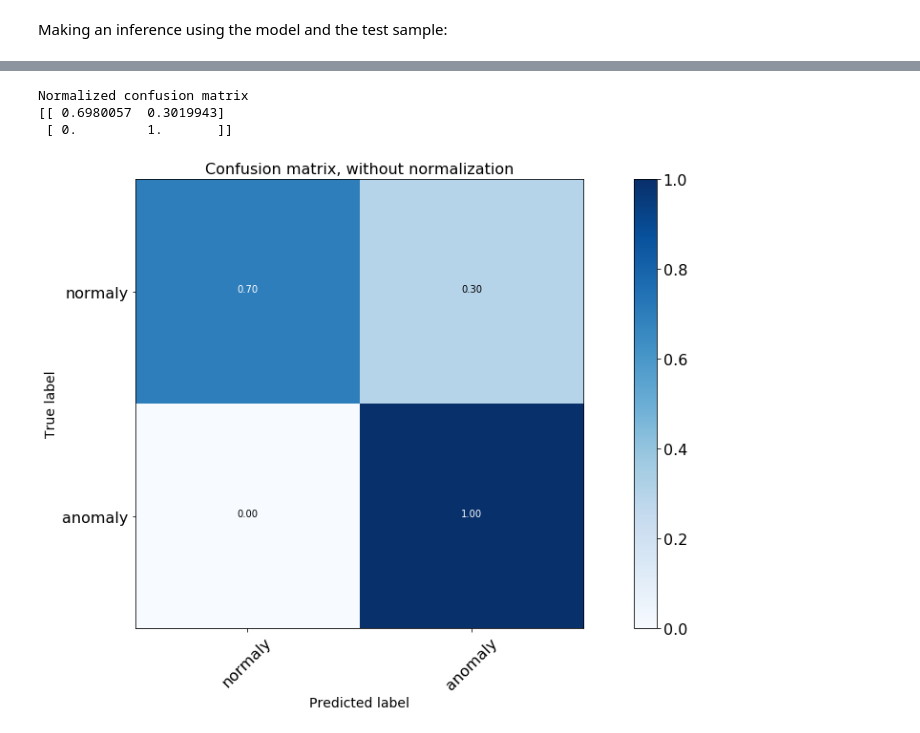
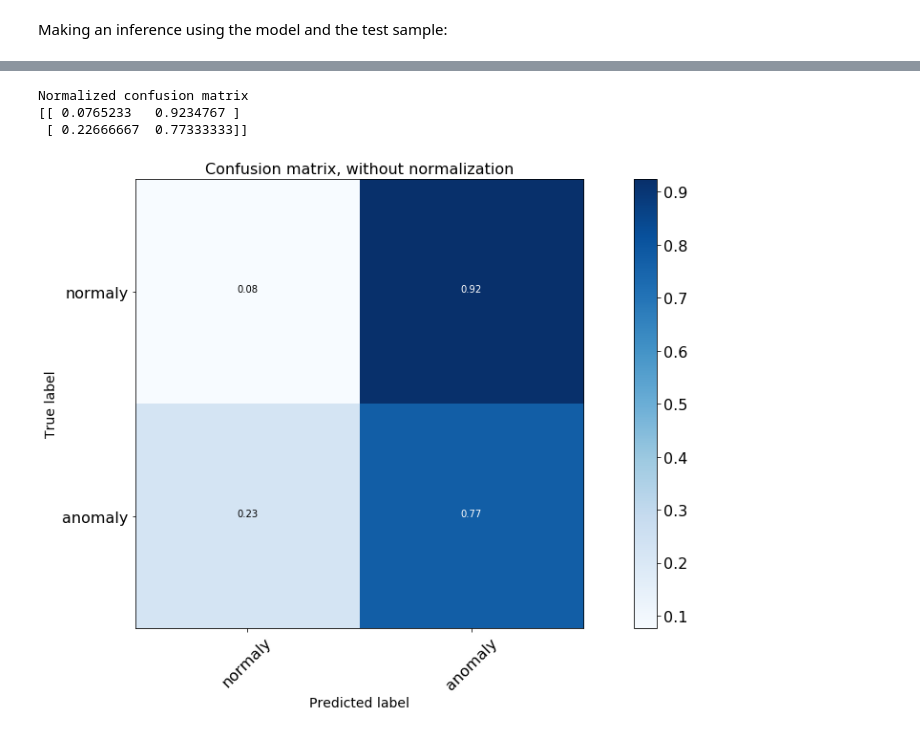
Before and after one commit to merveince92/RPCTriggerRateMonitoringWithML, a Jupyter notebook: inst_lumi_extractor.ipynb, the cells around one changed output, grey strips where cells are left out. Saved outputs shown, nothing was run; the diff lists cells and outputs as text; code cells hidden in the pictures.

```diff
--- a/inst_lumi_extractor.ipynb
+++ b/inst_lumi_extractor.ipynb
@@ -471,18 +542,22 @@ plot_rate_vs_ls(df_rates, 306121, "lumi", "DT1", "YB+1_S4", 0, "errorDT1", "Inst
 # %%
 df_rates_new = pd.DataFrame(columns=["wheel", "sector", "station", "time", "content", "score"])
-for index, row in df_rates.iterrows():
+k = 0
+for index, row in reduced.iterrows():
     for j in algos:
+        k = k + 1
+        if(k%5000 == 0):
+            print k
         #print j
-        system = 0
-        station = 0
+        system = -1
+        station = -1
         if (j.find("RPC") != -1):
             system = 1
         else:
             system = 2
-        num = j.replace("RPC", "")
-        num = num.replace("DT", "")
+        #num = j.replace("RPC", "")
+        num = j.replace("DT", "")
         station = int(num)
-        array = np.array([system, row["wheel"], row["sector"], station, row[j], row["error"+j], row["lumi"]])
+        array = [system, row["wheel"], row["sector"], station, row[j], row["error"+j], row["lumi"]]
         #print array
         df_rates_new = df_rates_new.append({"wheel":row["wheel"], "sector":row["sector"],
                                             "station":station, "time":row["time"], "content":array,
@@ -526,7 +597,9 @@ print len(normalies), len(anomalies)
 # %%
-rule = (normalies["wheel"] == 1) & (normalies["sector"] == 10) & (normalies["time"] == "2017-11-03 13:10:13.317721")
-print normalies[rule]
+rule = (normalies["wheel"] == -1) & (normalies["sector"] == 3) & (normalies["station"] == 3)
+print "Normal chimney:"
+print normalies[rule]["content"].iloc[0]
 
-rule = (normalies["wheel"] == 1) & (normalies["sector"] == 4) & (normalies["time"] == "2017-11-03 13:10:13.317721")
-print normalies[rule]
+rule = (normalies["wheel"] == 1) & (normalies["sector"] == 4) & (normalies["station"] == 3)
+print "Anomalous chimney:"
+print normalies[rule]["content"].iloc[0]
 # %% [output]
@@ -550,7 +610,7 @@ print normalies[rule]
 # %%
 def assignScore(df, score):
     temp = df.copy()
-    rule = (temp["wheel"] == 1) & (temp["sector"] == 4) & (temp["station"] == 1)
+    rule = (temp["wheel"] == 1) & (temp["sector"] == 4) & (temp["station"] == 3)
     indexes = temp[rule].index
     #print indexes
     for i in indexes:
@@ -833,8 +868,6 @@ Making an inference using the model and the test sample:
 # %%
-ann_model = load_model("./model_keras/ann.h5")
-cae_model = load_model("./model_keras/cae.h5")
 layers_test["ann_score"] = ann_model.predict(np.array(test_x))[:, 1]
-layers_test["cae_score"] = np.sum(abs(test_x - cae_model.predict(np.array(test_x))), axis=1)
+#layers_test["cae_score"] = np.sum(abs(test_x - cae_model.predict(np.array(test_x))), axis=1)
 # %%
 #print layers_test["ann_score"]
 #print layers_test["score"]
@@ -951,12 +979,12 @@ Normalized confusion matrix
 # %%
-y_pred = 2*(layers_test["cae_score"] > 34000)-1
+y_pred = 2*(layers_test["cae_score"] > 5000)-1
 cnf_matrix = confusion_matrix(layers_test["score"], y_pred)
 # Plot non-normalized confusion matrix
 plt.figure()
 plot_confusion_matrix(cnf_matrix, classes=["normaly","anomaly"], normalize=True,
                       title='Confusion matrix, without normalization')
 # %% [output]
 Normalized confusion matrix
-[[ 0.6980057  0.3019943]
- [ 0.         1.       ]]
+[[ 0.0765233   0.9234767 ]
+ [ 0.22666667  0.77333333]]
-[figure, old version]
+[figure, new version]
```
Also changed, not shown: parts of 63 cells of this notebook, 1 other file.
